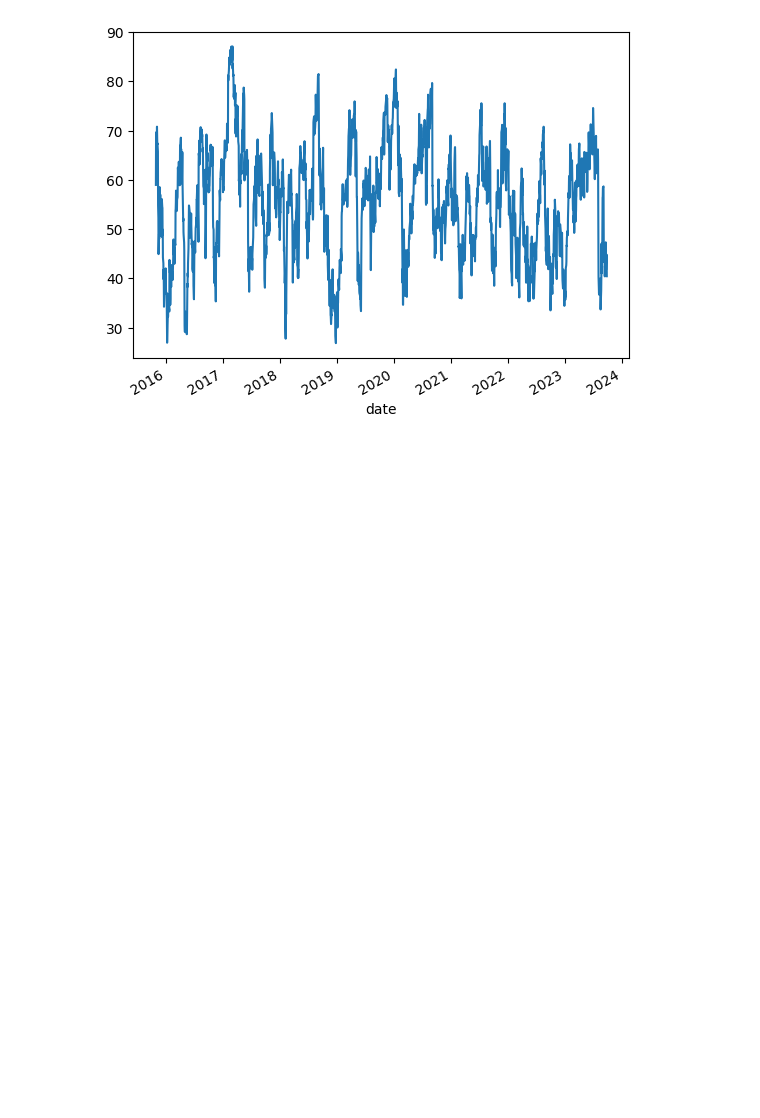
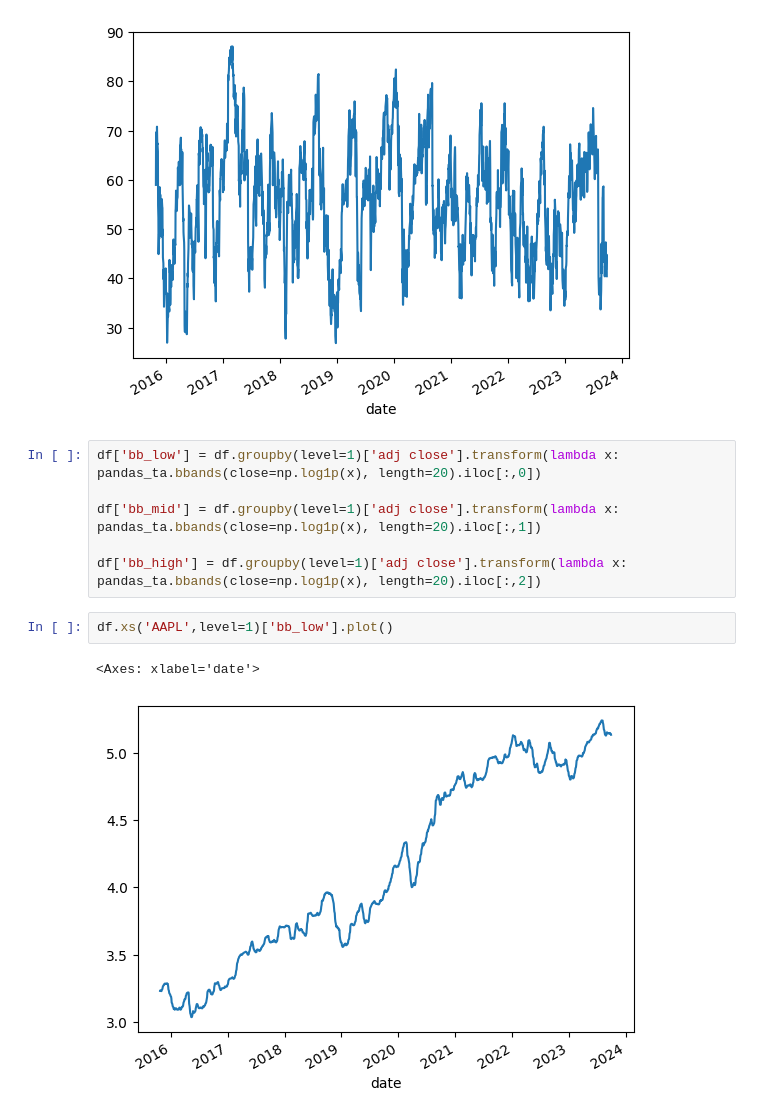
Before and after one commit to ranjan2829/Quant, a Jupyter notebook: Quant_&_Algorithmic_trading_strategy.ipynb, the cells around one changed output. Cells and saved outputs as stored; diff of their text form; blank space fills up the shorter version.

```diff
--- a/Quant_&_Algorithmic_trading_strategy.ipynb
+++ b/Quant_&_Algorithmic_trading_strategy.ipynb
@@ -101,3 +101,14 @@ df.xs('AAPL',level=1)['rsi'].plot()
 # %% [output]
 <Axes: xlabel='date'>
 [figure]
+# %%
+df['bb_low'] = df.groupby(level=1)['adj close'].transform(lambda x: pandas_ta.bbands(close=np.log1p(x), length=20).iloc[:,0])
+
+df['bb_mid'] = df.groupby(level=1)['adj close'].transform(lambda x: pandas_ta.bbands(close=np.log1p(x), length=20).iloc[:,1])
+
+df['bb_high'] = df.groupby(level=1)['adj close'].transform(lambda x: pandas_ta.bbands(close=np.log1p(x), length=20).iloc[:,2])
+# %%
+df.xs('AAPL',level=1)['bb_low'].plot()
+# %% [output]
+<Axes: xlabel='date'>
+[figure, added]
```
Also changed, not shown: parts of 1 cell of this notebook.
